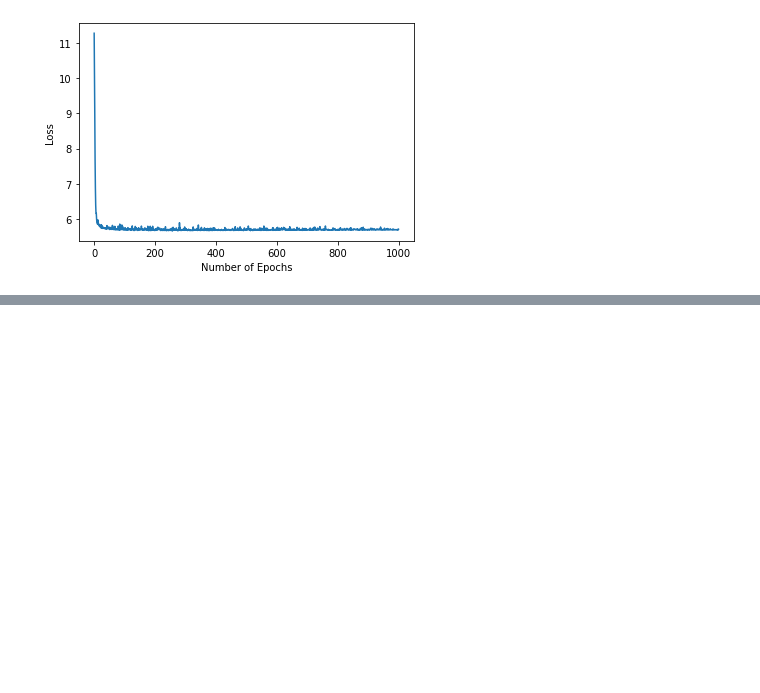
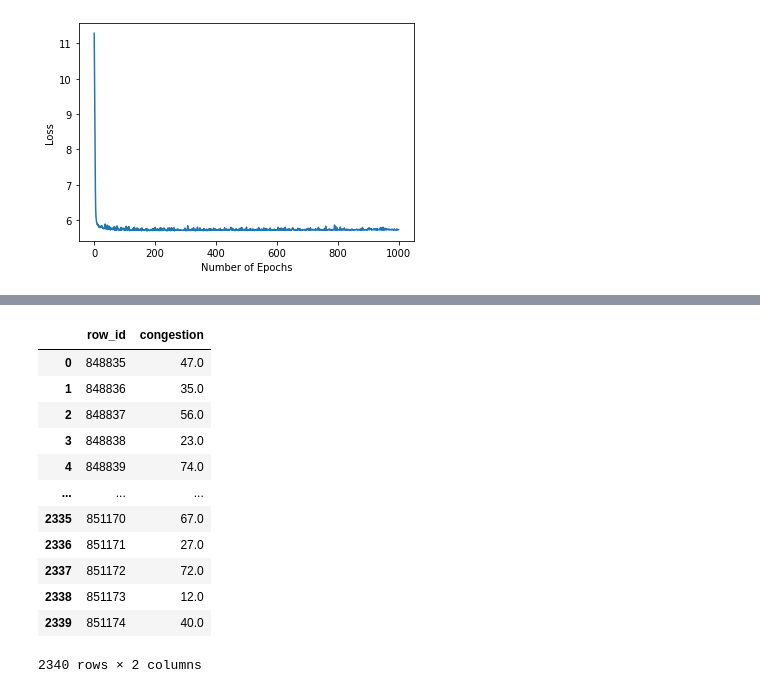
Before and after one commit to RaphaelZH/Kaggle_Competition_Practice_Notebooks_EN, a Jupyter notebook: tabular-playground-series-mar-2022.ipynb, the cells around one changed output, grey strips where cells are left out. Cells and saved outputs as stored; diff of their text form; code cells hidden in the pictures; blank space fills up the shorter version.

```diff
--- a/tabular-playground-series-mar-2022.ipynb
+++ b/tabular-playground-series-mar-2022.ipynb
@@ -331,3 +331,5 @@ tensor([[49.],
 # %%
 sub = pd.read_csv('../input/tabular-playground-series-mar-2022/sample_submission.csv')
-sub.congestion = y_test
+# %%
+pd_y_test = pd.DataFrame(y_test.cpu().numpy())
+pd_y_test
@@ -333,0 +350,18 @@ sub.congestion = y_test
+# %%
+sub.congestion = pd_y_test
+# %%
+sub
+# %% [output]
+|  | row_id | congestion |
+| 0 | 848835 | 47.0 |
+| 1 | 848836 | 35.0 |
+| 2 | 848837 | 56.0 |
+| 3 | 848838 | 23.0 |
+| 4 | 848839 | 74.0 |
+| ... | ... | ... |
+| 2335 | 851170 | 67.0 |
+| 2336 | 851171 | 27.0 |
+| 2337 | 851172 | 72.0 |
+| 2338 | 851173 | 12.0 |
+| 2339 | 851174 | 40.0 |
+2340 rows × 2 columns
```
Also changed, not shown: parts of 4 cells of this notebook.
